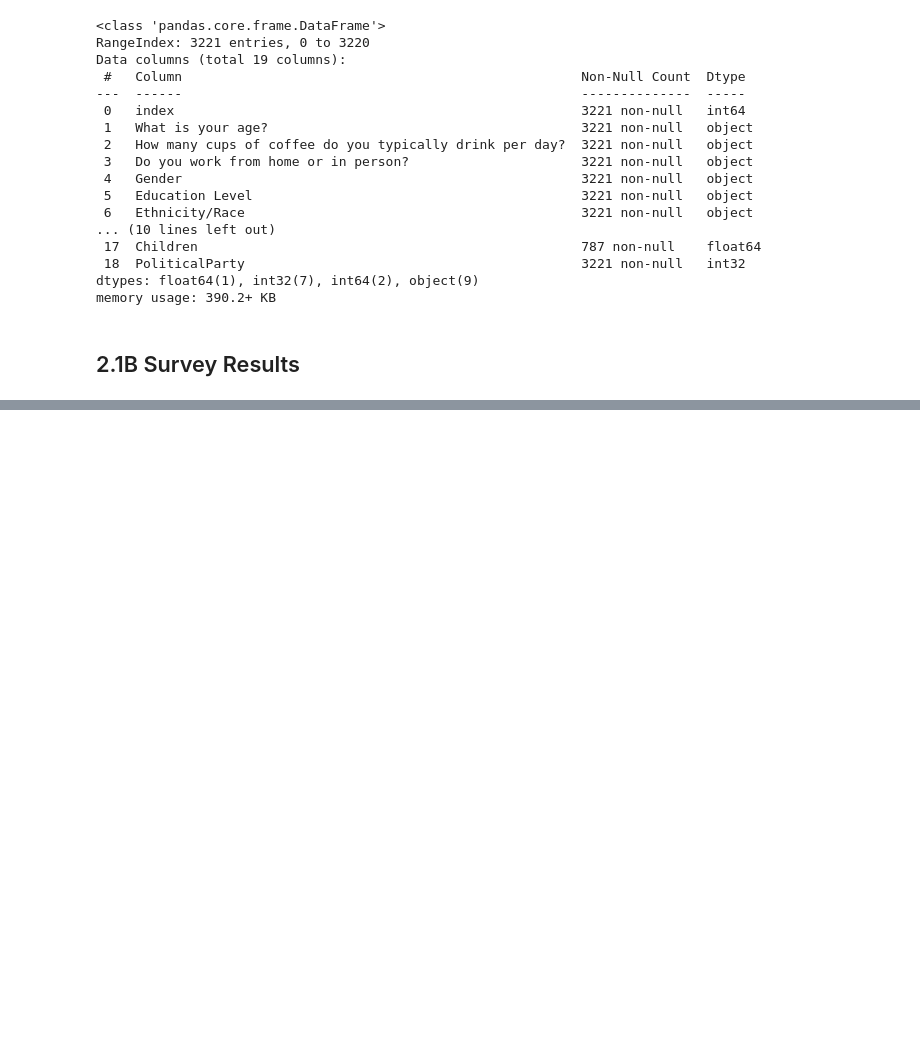
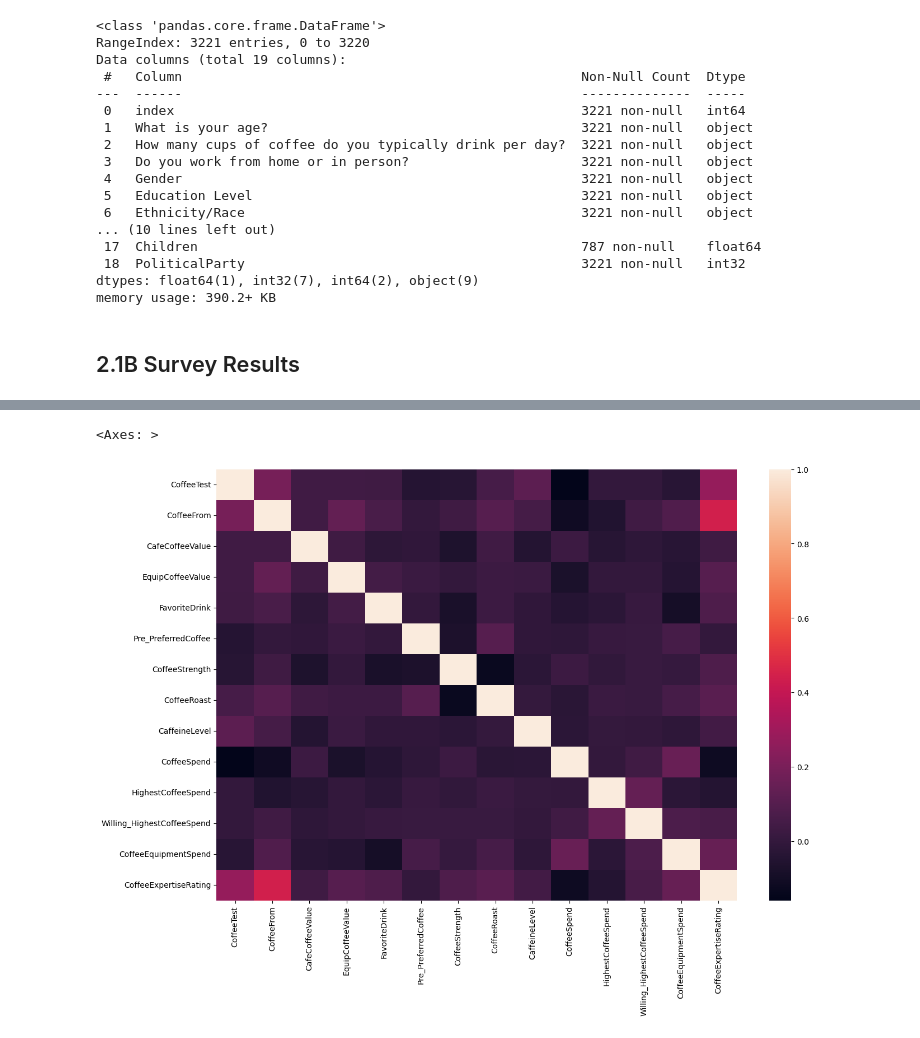
Before and after one commit to kymayodeji/mavencoffee, a Jupyter notebook: eda.ipynb, the cells around one changed output, grey strips where cells are left out. Saved outputs shown, nothing was run; the diff lists cells and outputs as text; code cells hidden in the pictures; blank space fills up the shorter version.

```diff
--- a/eda.ipynb
+++ b/eda.ipynb
@@ -495,0 +744,3 @@ pie_subplots(survey_df.iloc[:, 7:])
+# %%
+s_df['CoffeeExpertiseRating']=s_df.iloc[:,5]
+s_df.iloc[:,14:].info()
@@ -495,0 +765,9 @@ pie_subplots(survey_df.iloc[:, 7:])
+# %%
+df_2 = s_df.iloc[:,14:]
+# %%
+survey_corr = df_2.corr()
+fig, ax = plt.subplots(figsize=(15,10))
+sns.heatmap(df_2.corr())
+# %% [output]
+<Axes: >
+[figure, added]
```
Also changed, not shown: parts of 28 cells of this notebook.
